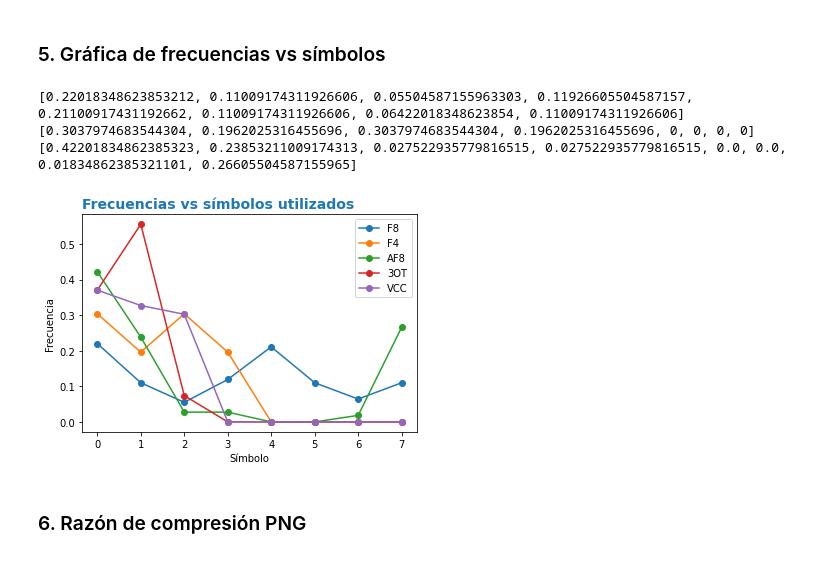
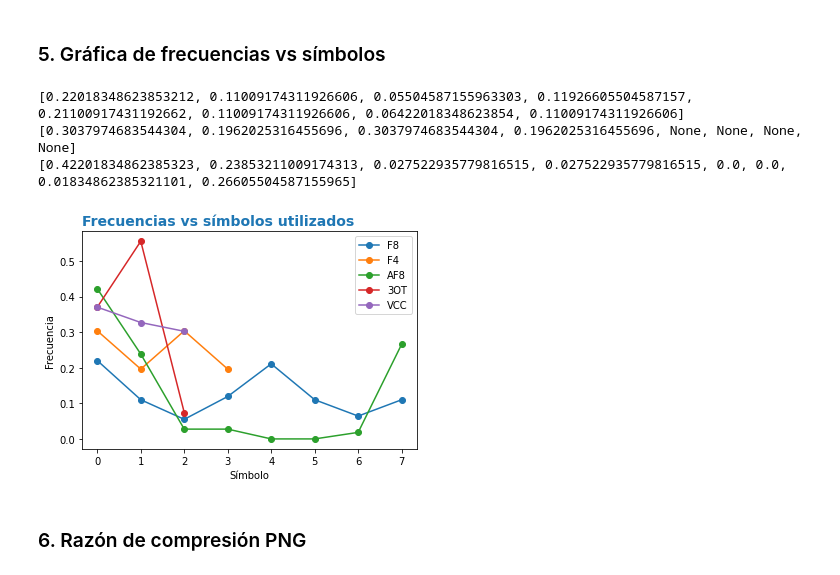
Before and after one commit to LeonelYLuego/University-Works, a Jupyter notebook: Procesamiento de Imágenes/Trabajo_FInal.ipynb, the cells around one changed output. Cells and saved outputs as stored; diff of their text form; code cells hidden in the pictures.

```diff
--- a/Procesamiento de Imágenes/Trabajo_FInal.ipynb
+++ b/Procesamiento de Imágenes/Trabajo_FInal.ipynb
@@ -775,38 +775,38 @@ Cantidad comprimida de bits por símbolo:  1.6296296296296298
 # %%
 import matplotlib.pyplot as plt
 fig, ax = plt.subplots()
 dias = ['0', '1', '2', '3', '4', '5', '6', '7']
 ffF8 = [fila[2] for fila in fF8]
 ffF4 = [fila[2] for fila in fF4]
 for i in range(4):
-    ffF4.append(0)
+    ffF4.append(None)
 ffAF8 = [fila[2] for fila in fAF8]
 ff3OT = [fila[2] for fila in f3OT]
 for i in range(5):
-    ff3OT.append(0)
+    ff3OT.append(None)
 ffVCC = [fila[2] for fila in fVCC]
 for i in range(5):
-    ffVCC.append(0)
+    ffVCC.append(None)
 
 print(ffF8)
 print(ffF4)
 print(ffAF8)
 temperaturas = {'F8': ffF8, 'F4': ffF4, 'AF8': ffAF8, '3OT': ff3OT, 'VCC': ffVCC}
 ax.plot(dias, temperaturas['F8'], marker = 'o', label = 'F8')
 ax.plot(dias, temperaturas['F4'], marker = 'o', label = 'F4')
 ax.plot(dias, temperaturas['AF8'], marker = 'o', label = 'AF8')
 ax.plot(dias, temperaturas['3OT'], marker = 'o', label = '3OT')
 ax.plot(dias, temperaturas['VCC'], marker = 'o', label = 'VCC')
 ax.legend(loc = 'upper right')
 ax.set_title('Frecuencias vs símbolos utilizados', loc = "left", fontdict = {'fontsize':14, 'fontweight':'bold', 'color':'tab:blue'})
 ax.set_xlabel("Símbolo")
 ax.set_ylabel("Frecuencia")
 plt.show()
 # %% [output]
 [0.22018348623853212, 0.11009174311926606, 0.05504587155963303, 0.11926605504587157, 0.21100917431192662, 0.11009174311926606, 0.06422018348623854, 0.11009174311926606]
-[0.3037974683544304, 0.1962025316455696, 0.3037974683544304, 0.1962025316455696, 0, 0, 0, 0]
+[0.3037974683544304, 0.1962025316455696, 0.3037974683544304, 0.1962025316455696, None, None, None, None]
 [0.42201834862385323, 0.23853211009174313, 0.027522935779816515, 0.027522935779816515, 0.0, 0.0, 0.01834862385321101, 0.26605504587155965]
-[figure, old version]
+[figure, new version]
 # %% [markdown]
 ### 6. Razón de compresión PNG
 # %%
```
Also changed, not shown: parts of 14 cells of this notebook, 32 other files.
